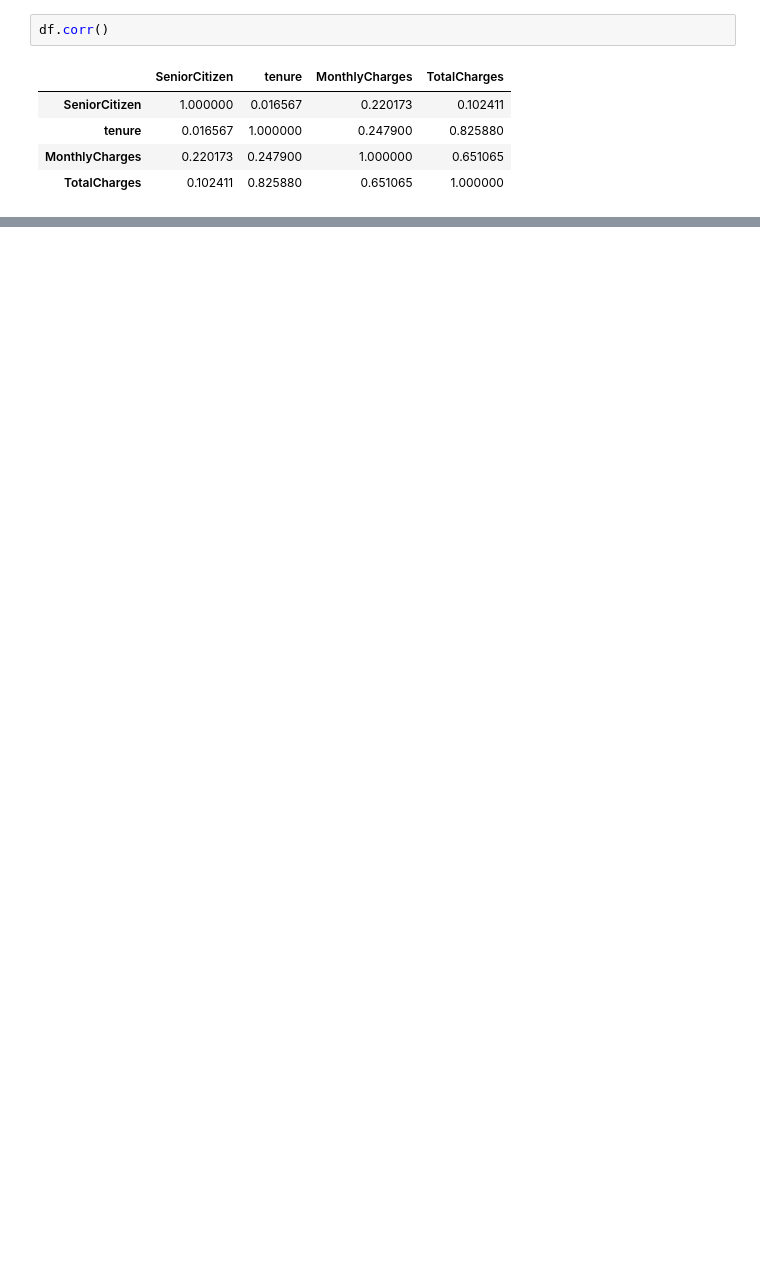
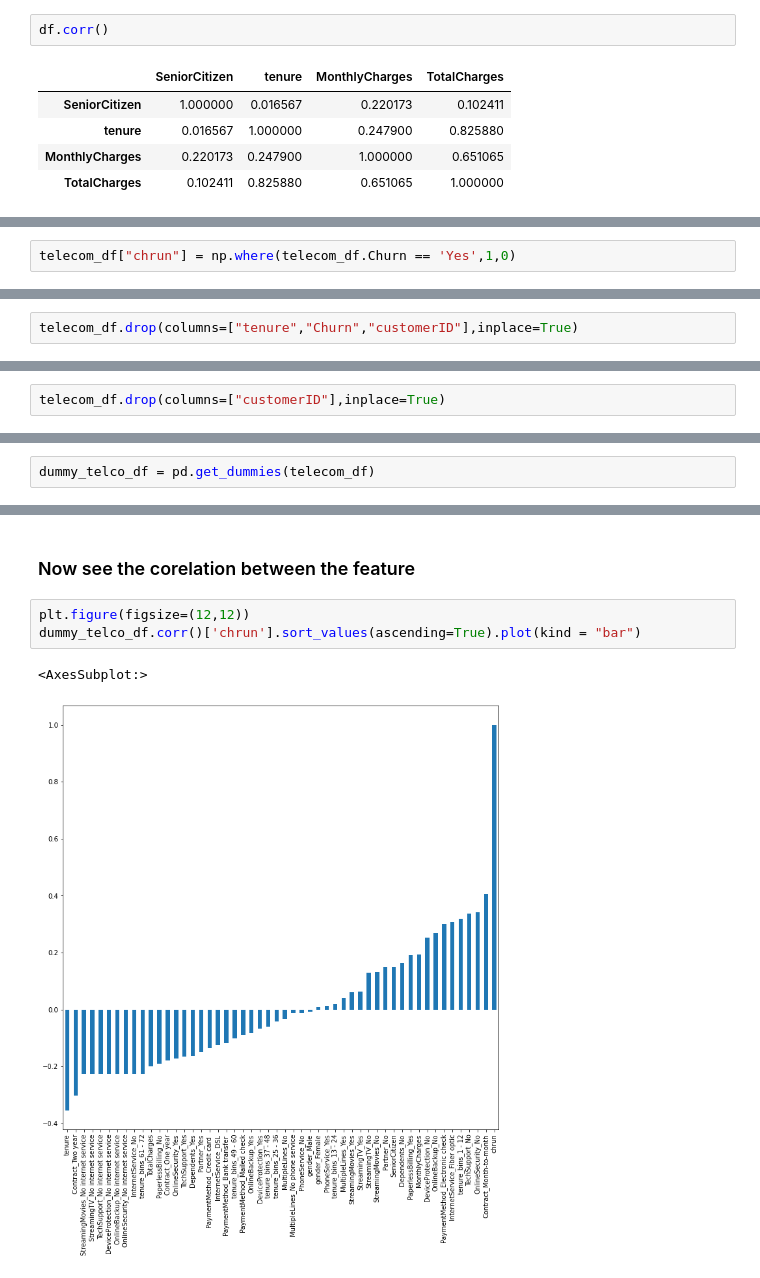
Before and after one commit to rangaomkaram/Chrun_analysis, a Jupyter notebook: EDA/Chrun_Analysis.ipynb, the cells around one changed output, grey strips where cells are left out. Cells and saved outputs as stored; diff of their text form; blank space fills up the shorter version.

```diff
--- a/EDA/Chrun_Analysis.ipynb
+++ b/EDA/Chrun_Analysis.ipynb
@@ -185,0 +389,2 @@ df.corr()
+# %%
+telecom_df["chrun"] = np.where(telecom_df.Churn == 'Yes',1,0)
@@ -185,0 +416,2 @@ df.corr()
+# %%
+telecom_df.drop(columns=["tenure","Churn","customerID"],inplace=True)
@@ -185,0 +427,2 @@ df.corr()
+# %%
+telecom_df.drop(columns=["customerID"],inplace=True)
@@ -185,0 +431,2 @@ df.corr()
+# %%
+dummy_telco_df = pd.get_dummies(telecom_df)
@@ -185,0 +444,8 @@ df.corr()
+# %% [markdown]
+### Now see the corelation  between the feature
+# %%
+plt.figure(figsize=(12,12))
+dummy_telco_df.corr()['chrun'].sort_values(ascending=True).plot(kind = "bar")
+# %% [output]
+<AxesSubplot:>
+[figure, added]
```
Also changed, not shown: parts of 35 cells of this notebook.
